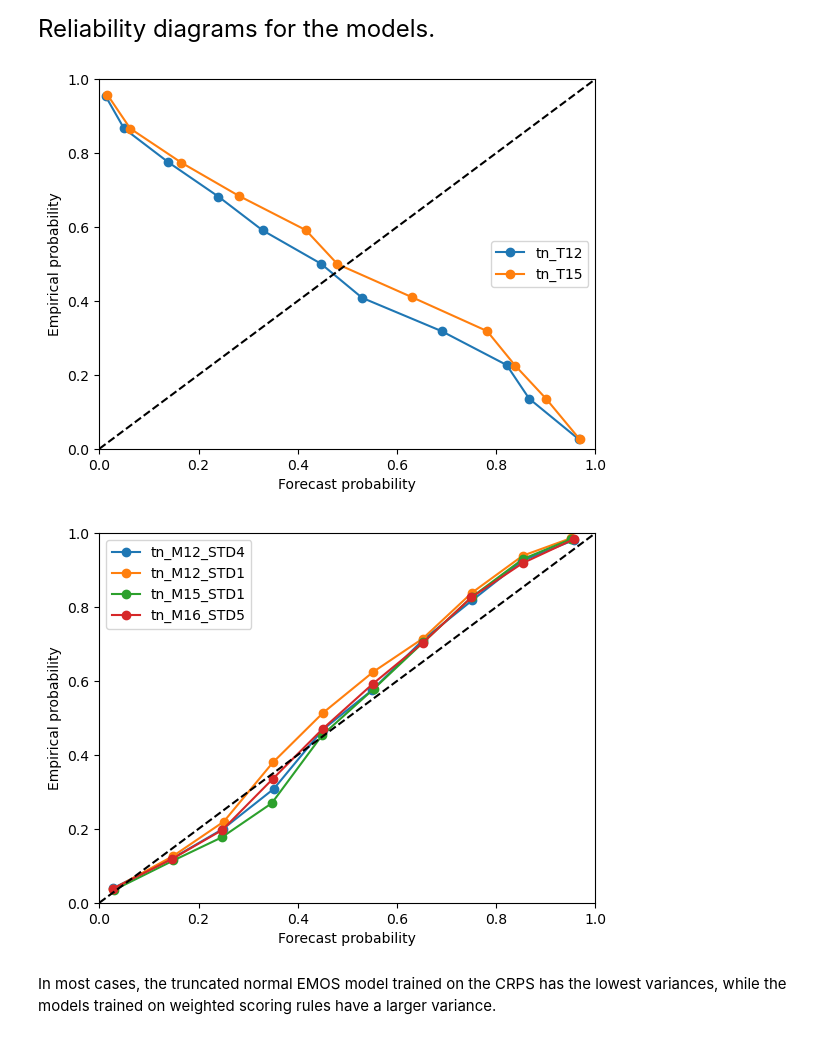
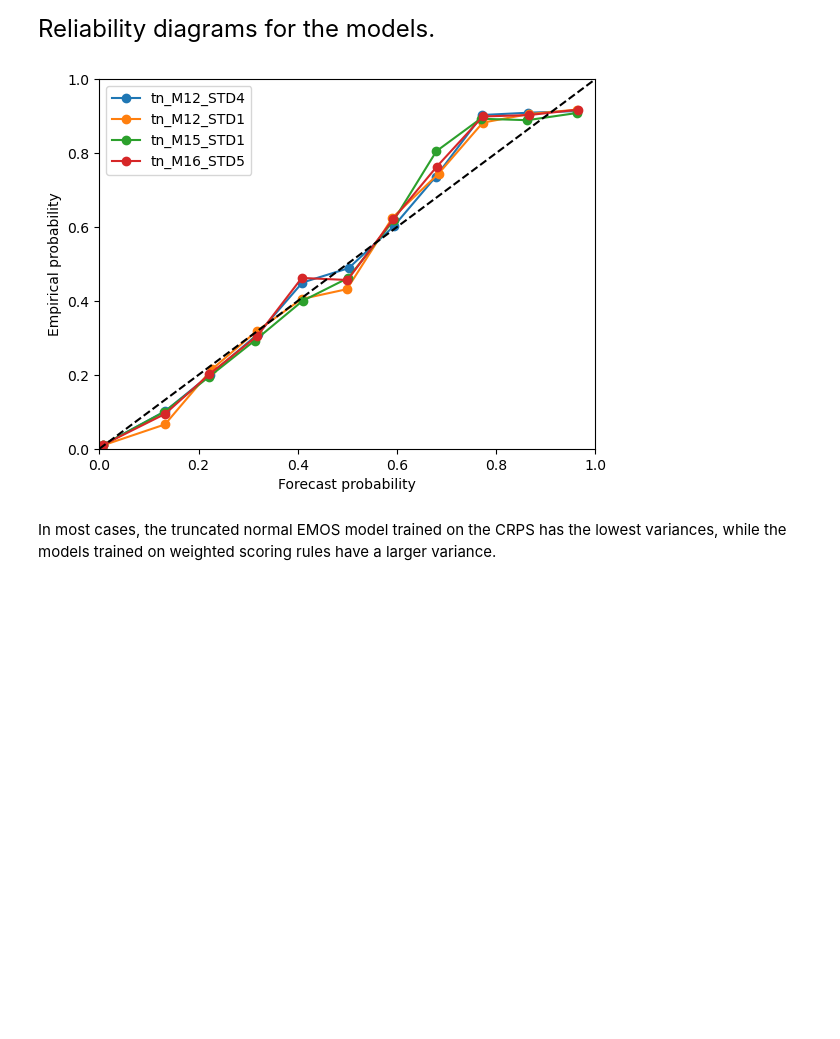
Before and after one commit to SimonHakvoort/thesiscode, a Jupyter notebook: src/emos_results/overview.ipynb, the cells around one changed output. Drawn from its saved outputs; the diff is of its cells as text; code cells hidden in the pictures; blank space fills up the shorter version.

Commit message:
Fixed a bug in the reliability diagram

```diff
--- a/src/emos_results/overview.ipynb
+++ b/src/emos_results/overview.ipynb
@@ -156,12 +156,11 @@ make_twcrpss_plot(tn, tn_CDF_dict, X_test, y_test, variances_test, values)
 # %% [markdown]
 <font size="5"> Reliability diagrams for the models.</front>
 # %%
-t = 5
-make_reliability_diagram_sklearn(tn_I_dict, X_test, y_test, variances_test, t, 11)
-make_reliability_diagram(tn_CDF_dict, X_test, y_test, variances_test, t=t)
+t = 10
+make_reliability_diagram_sklearn(tn_CDF_dict, X_test, y_test, variances_test, t, 11)
+#make_reliability_diagram(tn_CDF_dict, X_test, y_test, variances_test, t=t)
 # %% [output]
-[figure, old version]
+[figure, new version]
-[figure, removed]
 # %% [markdown]
 In most cases, the truncated normal EMOS model trained on the CRPS has the lowest variances, while the models trained on weighted scoring rules have a larger variance.
 # %%
```
Also changed, not shown: parts of 2 cells of this notebook, 5 other files.
